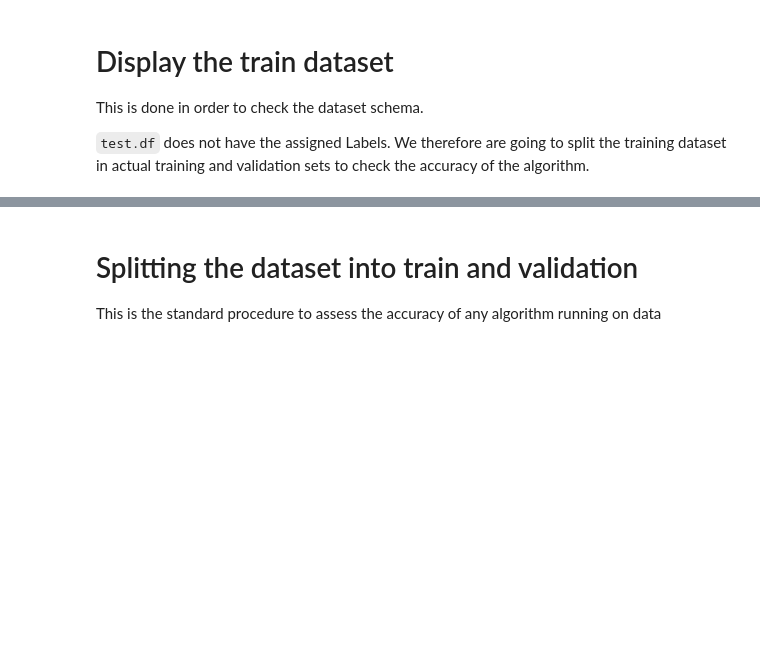
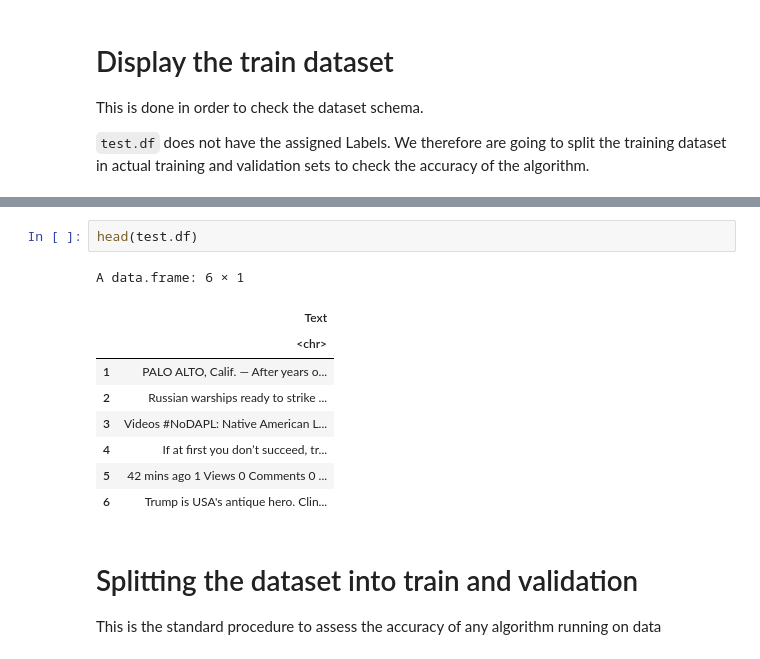
Before and after one commit to tommaso-bertola/falsehoods-sieve, a Jupyter notebook: falsehood_sieve-runnable.ipynb, the cells around one changed output, grey strips where cells are left out. Drawn from its saved outputs; the diff is of its cells as text; blank space fills up the shorter version.

```diff
--- a/falsehood_sieve-runnable.ipynb
+++ b/falsehood_sieve-runnable.ipynb
@@ -153,3 +135,15 @@ A data.frame: 6 × 3
+# %%
+head(test.df)
+# %% [output]
+A data.frame: 6 × 1
+|  | Text |
+|  | <chr> |
+| 1 | PALO ALTO, Calif. — After years o... |
+| 2 | Russian warships ready to strike ... |
+| 3 | Videos #NoDAPL: Native American L... |
+| 4 | If at first you don’t succeed, tr... |
+| 5 | 42 mins ago 1 Views 0 Comments 0 ... |
+| 6 | Trump is USA's antique hero. Clin... |
 # %% [markdown]
 # Splitting the dataset into train and validation
 This is the standard procedure to assess the accuracy of any algorithm running on data
```
Also changed, not shown: parts of 9 cells of this notebook.
